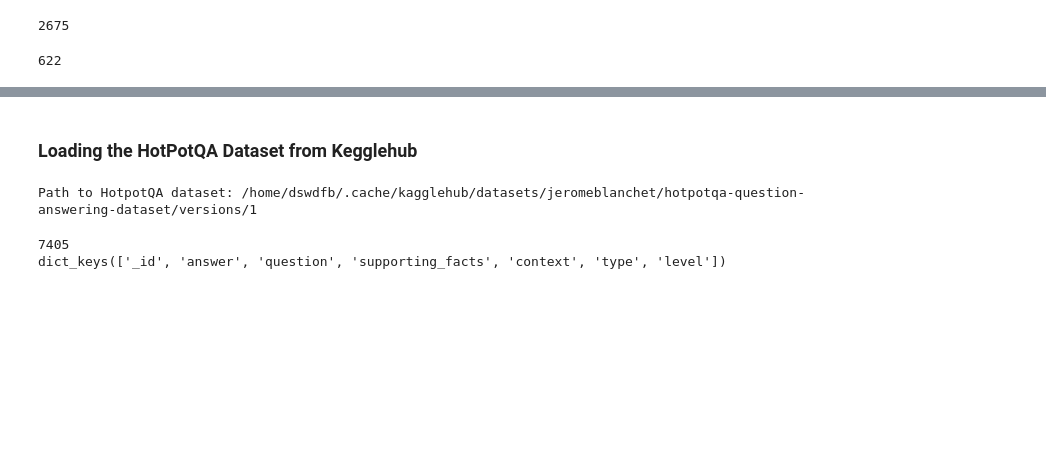
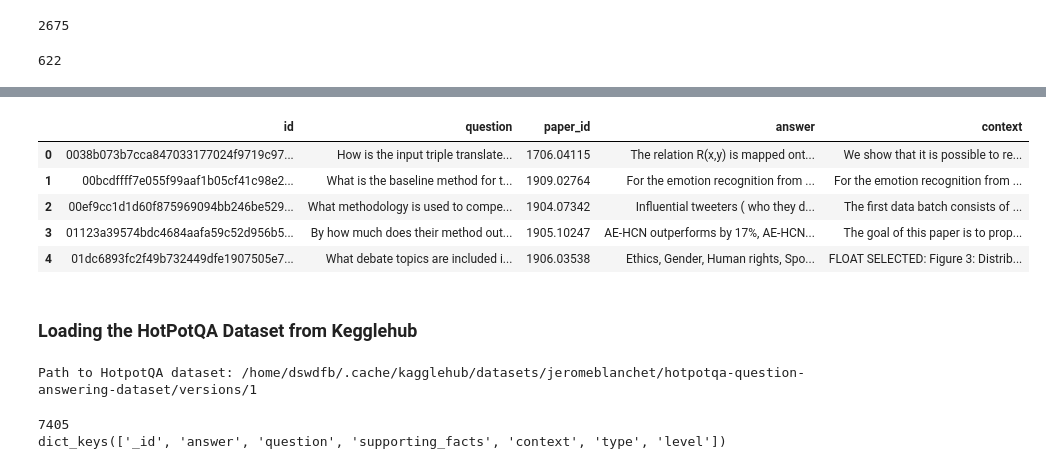
Before and after one commit to Nagarjuna-kandimalla/Doxplain, a Jupyter notebook: text/load_dataset.ipynb, the cells around one changed output, grey strips where cells are left out. Cells and saved outputs as stored; diff of their text form; code cells hidden in the pictures; blank space fills up the shorter version.

```diff
--- a/text/load_dataset.ipynb
+++ b/text/load_dataset.ipynb
@@ -205,4 +206,26 @@ qasper_df.head()
 | 3 | 1909.00694 | Minimally Supervised Learning of ... | Recognizing affective events that... | Introduction\nAffective events BI... | 02e4bf719b1a504e385c35c6186742e72... | How are relations used to propaga... | two | unfamiliar | ... |
 | 4 | 1909.00694 | Minimally Supervised Learning of ... | Recognizing affective events that... | Introduction\nAffective events BI... | 02e4bf719b1a504e385c35c6186742e72... | How are relations used to propaga... | two | unfamiliar | ... |
 | 5 | 1909.00694 | Minimally Supervised Learning of ... | Recognizing affective events that... | Introduction\nAffective events BI... | 44c4bd6decc86f1091b5fc0728873d932... | How big is the Japanese data? | two | unfamiliar | ... |
+# %%
+# keep only rows with a question
+questions = (
+    qasper_df.groupby("question_id")
+        .first()
+        .reset_index()[["question_id", "question", "paper_id", "free_form_answer", "evidence"]]
+        .rename(columns={
+            "question_id": "id",
+            "free_form_answer": "answer",
+            "evidence": "context"
+
+        })
+)
+
+questions.head()
+# %% [output]
+|  | id | question | paper_id | answer | context |
+| 0 | 0038b073b7cca847033177024f9719c97... | How is the input triple translate... | 1706.04115 | The relation R(x,y) is mapped ont... | We show that it is possible to re... |
+| 1 | 00bcdffff7e055f99aaf1b05cf41c98e2... | What is the baseline method for t... | 1909.02764 | For the emotion recognition from ... | For the emotion recognition from ... |
+| 2 | 00ef9cc1d1d60f875969094bb246be529... | What methodology is used to compe... | 1904.07342 | Influential tweeters ( who they d... | The first data batch consists of ... |
+| 3 | 01123a39574bdc4684aafa59c52d956b5... | By how much does their method out... | 1905.10247 | AE-HCN outperforms by 17%, AE-HCN... | The goal of this paper is to prop... |
+| 4 | 01dc6893fc2f49b732449dfe1907505e7... | What debate topics are included i... | 1906.03538 | Ethics, Gender, Human rights, Spo... | FLOAT SELECTED: Figure 3: Distrib... |
 # %%
```
Also changed, not shown: parts of 9 cells of this notebook, 1 other file.
